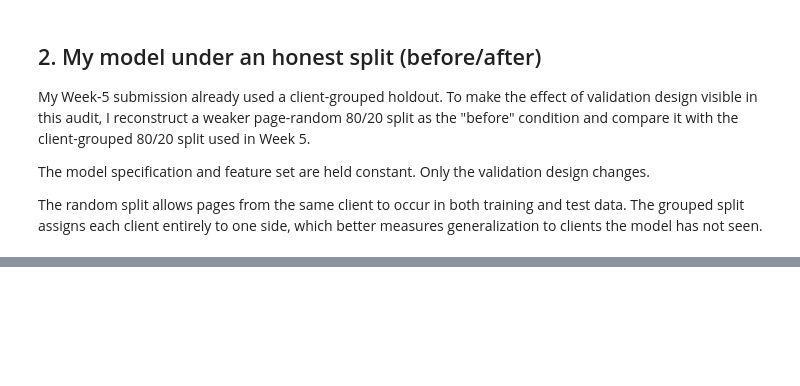
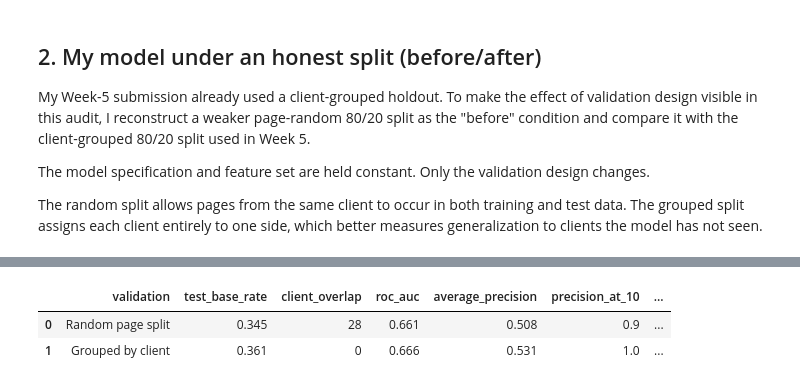
Before and after one commit to jh-emon002/flyrank-intern, a Jupyter notebook: work/notebooks/w06_validation_audit.ipynb, the cells around one changed output, grey strips where cells are left out. Cells and saved outputs as stored; diff of their text form; code cells hidden in the pictures; blank space fills up the shorter version.

```diff
--- a/work/notebooks/w06_validation_audit.ipynb
+++ b/work/notebooks/w06_validation_audit.ipynb
@@ -232,2 +564,53 @@ NameError: name 'df' is not defined
+# %%
+grouped_model = make_logreg()
+
+grouped_model.fit(
+    group_train[FEATURES],
+    group_train[TARGET]
+)
+
+grouped_scores = grouped_model.predict_proba(
+    group_test[FEATURES]
+)[:, 1]
+
+grouped_metrics = evaluate_scores(
+    group_test[TARGET],
+    grouped_scores
+)
+# %%
+split_comparison = pd.DataFrame([
+    {
+        "validation": "Random page split",
+        "test_base_rate": random_test[TARGET].mean(),
+        "client_overlap": random_client_overlap,
+        **random_metrics
+    },
+    {
+        "validation": "Grouped by client",
+        "test_base_rate": group_test[TARGET].mean(),
+        "client_overlap": group_client_overlap,
+        **grouped_metrics
+    }
+])
+
+metric_cols = [
+    "test_base_rate",
+    "roc_auc",
+    "average_precision",
+    "precision_at_10",
+    "precision_at_20",
+    "precision_at_50",
+    "precision_at_100"
+]
+
+split_comparison[metric_cols] = (
+    split_comparison[metric_cols].round(3)
+)
+
+display(split_comparison)
+# %% [output]
+|  | validation | test_base_rate | client_overlap | roc_auc | average_precision | precision_at_10 | ... |
+| 0 | Random page split | 0.345 | 28 | 0.661 | 0.508 | 0.9 | ... |
+| 1 | Grouped by client | 0.361 | 0 | 0.666 | 0.531 | 1.0 | ... |
 # %% [markdown]
 ## 3. Leakage audit
```
Also changed, not shown: parts of 18 cells of this notebook.
